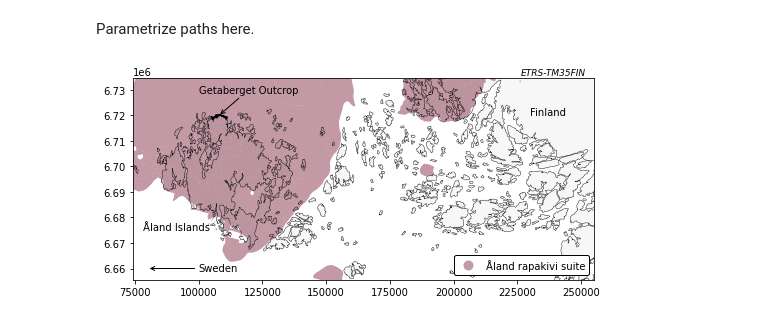
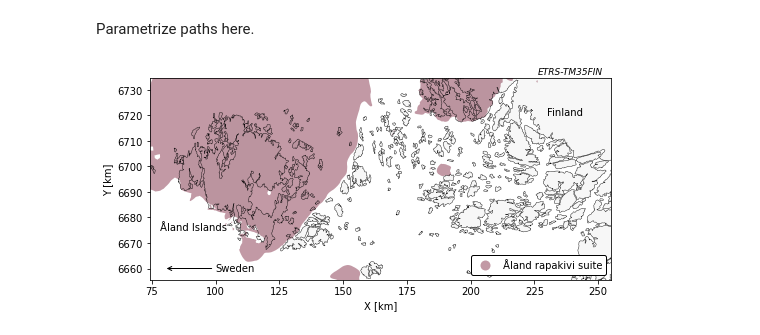
Before and after one commit to nialov/fractopo-subsampling, a Jupyter notebook: scripts_and_notebooks/notebooks/Aland_Map_Figure_1.ipynb, the cells around one changed output. Drawn from its saved outputs; the diff is of its cells as text; code cells hidden in the pictures.

```diff
--- a/scripts_and_notebooks/notebooks/Aland_Map_Figure_1.ipynb
+++ b/scripts_and_notebooks/notebooks/Aland_Map_Figure_1.ipynb
@@ -20,20 +21,23 @@ Parametrize paths here.
 bedrock_gdb = "/mnt/d/Data/Bedrock/Bedrock_of_Finland_200k/bedrock_of_finland_200k.gdb"
 
 # Extent of the map we wish to visualize
-extent = "/mnt/f/Users/nikke/Documents/projects/Academic_projects/gtk_ahvenanmaa/sampling_simulation/data/south_finland_extent.gpkg"
+extent = "/mnt/f/Users/nikke/Documents/projects/Academic_projects/gtk_ahvenanmaa/sampling-simulation-article/data/south_finland_extent.gpkg"
 
 # Digitized geta shoreline
-geta_shoreline = "/mnt/f/Users/nikke/Documents/projects/Academic_projects/gtk_ahvenanmaa/sampling_simulation/data/shoreline.gpkg"
+geta_shoreline = "/mnt/f/Users/nikke/Documents/projects/Academic_projects/gtk_ahvenanmaa/sampling-simulation-article/data/shoreline.gpkg"
 
 # World shorelines clipped to our extent
 # Will be made if does not already exist.
 clipped_shoreline_gpkg_path = Path(
     "/mnt/f/Users/nikke/Documents/projects/"
     "Academic_projects/gtk_ahvenanmaa/"
-    "sampling_simulation/data/shoreline_GSHHS_f_L1.gpkg"
+    "sampling-simulation-article/data/shoreline_GSHHS_f_L1.gpkg"
 )
 
 # Database of world shorelines from https://www.ngdc.noaa.gov/mgg/shorelines/
 world_shoreline_shp_path = Path(
     "/mnt/d/Data/World/Shoreline/GSHHS_shp/f/GSHHS_f_L1.shp"
 )
+
+# Base circle points
+base_circle_points_path = "/mnt/d/Data/trace_repo/results/filtered_analysis_points.gpkg"
@@ -57,53 +72,65 @@ else:
     rajat.to_file(clipped_shoreline_gpkg_path, driver="GPKG")
 # %%
 rajat_largest_index = rajat.sort_values(by="poly_area", ascending=False).index[0:400]
+# %%
+aland_geoms_union = bedrock_gdf.loc[bedrock_gdf["SUITE_"] == "Åland rapakivi suite"].unary_union
+aland_geoms_union_gdf = gpd.GeoDataFrame({"geometry": [aland_geoms_union], "SUITE_": ["Åland rapakivi suite"]}, crs=bedrock_gdf.crs)
+# %%
+def format_func_m_to_km(value, tick_number):
+    return int(value / 1000)
 # %%
 fig, ax = plt.subplots(figsize=(8.27, 12))
 
 # Data to plot
 
 # gdf.plot(column="CHRONOSTRATICRAPHIC_UNIT_", ax=ax, edgecolor="black", linewidth=0, cmap="Greys")
-bedrock_gdf.loc[bedrock_gdf["SUITE_"] == "Åland rapakivi suite"].plot(
-    linewidth=1,
+aland_geoms_union_gdf.plot(
+    linewidth=0,
     ax=ax,
     alpha=0.4,
     column="SUITE_",
     legend=True,
     cmap="RdBu",
     legend_kwds={"edgecolor": "black", "loc": "lower right", "framealpha": 1},
 )
 rajat.loc[rajat_largest_index].plot(linewidth=0, ax=ax, color="black", alpha=0.03)
 rajat.loc[rajat_largest_index].boundary.plot(linewidth=0.4, ax=ax, color="black")
-geta_shoreline_gdf.plot(ax=ax, color="black")
+# geta_shoreline_gdf.plot(ax=ax, color="black")
 shoreline_point = (
     MultiLineString(geta_shoreline_gdf.geometry.to_list())
     .representative_point()
     .coords[0]
 )
 
 # Plot setup
 xmin, ymin, xmax, ymax = extent_poly.bounds
 ax.set_xlim(xmin - 5000, xmax)
 ax.set_ylim(ymin, ymax)
 ax.annotate(
     xy=(80000, 6.66 * 1e6),
     text="Sweden",
     xytext=((100000, 6.66 * 1e6)),
     arrowprops={"arrowstyle": "->"},
     va="center",
 )
-ax.annotate(
-    xy=shoreline_point,
-    text="Getaberget Outcrop",
-    xytext=((100000, 6.73 * 1e6)),
-    arrowprops={"arrowstyle": "->"},
-    va="center",
-)
+# ax.annotate(
+#     xy=shoreline_point,
+#     text="Getaberget Outcrop",
+#     xytext=((100000, 6.73 * 1e6)),
+#     arrowprops={"arrowstyle": "->"},
+#     va="center",
+# )
 ax.text(230000, 6.72 * 1e6, s="Finland")
 ax.text(78000, 6.675 * 1e6, s="Åland Islands")
 ax.text(226400, 6.736 * 1e6, s="ETRS-TM35FIN", style="italic", fontsize=9)
 
+ax.xaxis.set_major_formatter(plt.FuncFormatter(format_func_m_to_km))
+ax.yaxis.set_major_formatter(plt.FuncFormatter(format_func_m_to_km))
+
+ax.set_ylabel("Y [km]")
+ax.set_xlabel("X [km]")
+
 fig.set_size_inches(8.27, 6)
 fig.savefig(subsampling_config.results_path / "SF_map.svg", bbox_inches="tight")
 # %% [output]
-[figure, old version]
+[figure, new version]
```
Also changed, not shown: parts of 4 cells of this notebook, 25 other files.
